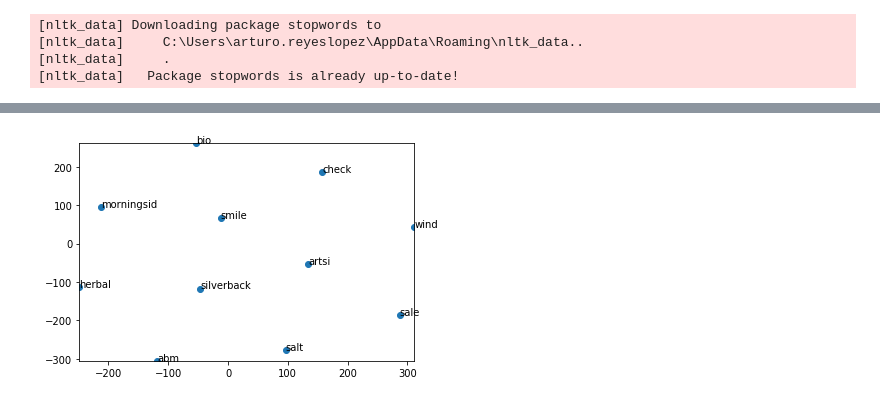
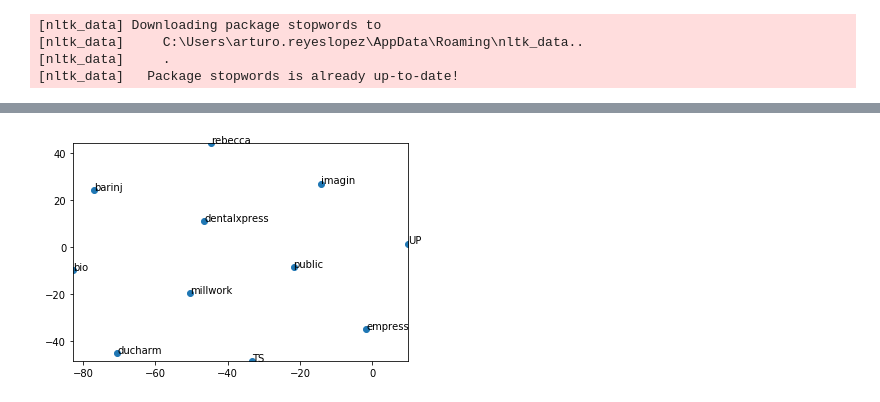
Before and after one commit to areyeslo/wordEmbeddings, a Jupyter notebook: word2vec-Similarities-unigram_v5.ipynb, the cells around one changed output, grey strips where cells are left out. Saved outputs shown, nothing was run; the diff lists cells and outputs as text; code cells hidden in the pictures.

```diff
--- a/word2vec-Similarities-unigram_v5.ipynb
+++ b/word2vec-Similarities-unigram_v5.ipynb
@@ -241,15 +230,13 @@ def readFileToDataFrame(fileName):
 #Process dataset sent as dataframe:
 def preprocess(df):
     words=[]
+
     words= df['name'].values.tolist()
 
     prepWords= preprocessing(words)
 
-    prepWords= [list(filter(None, lst)) for lst in prepWords]
-
     data_transposed = zip(prepWords)
-    df = pd.DataFrame(data_transposed, columns=["name"])
-
+    df  = pd.DataFrame(data_transposed, columns=["name"])
     df2 = df['name']
 
     return prepWords, df2
@@ -262,7 +249,12 @@ def trainModel(prepWords):
     prepWords= [[el] for el in prepWords]
 
     #Training model using preprocessed data
-    word2vec_model = Word2Vec(prepWords,size=100, window=1, min_count=1, workers=7)
+    #size: Dinmensionality of the word vectors
+    #window: Maximum distance between the current and predicted word within a sentence
+    #min_count: Ignores all words with total frequency lower than this.
+    #workers: Use these many worker threads to train the model
+    #sg: The training algorithm, either CBOW(0) or skip gram(1). Default is 0s
+    word2vec_model = Word2Vec(prepWords,size=300, window=2, min_count=1, workers=7, sg=1)
 
     #Summarize vocabulary
     words = list(word2vec_model.wv.vocab)
@@ -278,7 +270,7 @@ prepWords, df2= preprocess(df)
 
 word2vec_model= trainModel(prepWords)
 
-df['avg_vector']=df2.apply(lambda row : avg_sentence_vector(row, model=word2vec_model, num_features=100, index2word_set=set(word2vec_model.wv.index2word)).tolist())
+df['avg_vector']=df2.apply(lambda row : avg_sentence_vector(row, model=word2vec_model, num_features=300, index2word_set=set(word2vec_model.wv.index2word)).tolist())
 
 ##Saving name and vector values in file
 df.to_csv('name-submission-vectors.csv',encoding='utf-8', index=False)
@@ -293,11 +285,11 @@ from gensim.models import KeyedVectors
 #company = "SMOKERY-FLURER" #1.0
 #company = "PAWS 4 PET SERVICE" #Google:0.95, Word2Vec model:  1.0
 #company = "PAWS FOR ONLY PET" #0.80 0.77193
-#company = "PAWS FOR ONLY PETS" #0.80 0.77193
-#company = "POS FOR PET" POS is not in the vocabulary
+#company = "PAWS FOR ONLY PETS" #0.80 0.77193, 0.738519, 0.721
+#company = "POS FOR PET" #POS is not in the vocabulary, 0.5495
 #company ="VICTORIA INSTITUTE BIO CHEMICAL" #1.0 VICTORIA INSTITUTE BIOCHEMICAL
 #company ="VICTORIA INSTITUTE'S BIO-CHEMICAL"
-company = "AIR TWO RENTAL SOLUTIONS" #0.745764
+company = "AIR TWO RENTAL SOLUTIONS" #0.745764, 0.764062 -sg:skip-gram, size:300, 0.80348
 
 #company= "FALLEN TRACTOR SERVICES"#0.701912
 
@@ -321,14 +313,14 @@ if len(vocab) > 0:
     pwords.append(vocab)
     word2vec_model= trainModel(pwords)
     #Calculating average vector for each company name:
-    df['avg_vector']=df2.apply(lambda row : avg_sentence_vector(row, model=word2vec_model, num_features=100, index2word_set=set(word2vec_model.wv.index2word)).tolist())
+    df['avg_vector']=df2.apply(lambda row : avg_sentence_vector(row, model=word2vec_model, num_features=300, index2word_set=set(word2vec_model.wv.index2word)).tolist())
     #Saving name and vector values in file
     df.to_csv('name-submission-vectors.csv',encoding='utf-8', index=False)
 
 df = pd.read_csv('name-submission-vectors.csv', usecols = ['name','avg_vector'])
 df['avg_vector']=df['avg_vector'].apply(lambda s: [float(x.strip(' []')) for x in s.split(',')])
 
-company_avg_vector = avg_sentence_vector(prepWords, model=word2vec_model, num_features=100, index2word_set=set(word2vec_model.wv.index2word))
+company_avg_vector = avg_sentence_vector(prepWords, model=word2vec_model, num_features=300, index2word_set=set(word2vec_model.wv.index2word))
 
 df['similarity']=df['avg_vector'].apply(lambda row : 1 - spatial.distance.cosine(row, company_avg_vector))
 
@@ -376,4 +366,4 @@ print(words)
 # %%
-display_closestwords_tsnescatterplot(word2vec_model, 'bio', 100)
+display_closestwords_tsnescatterplot(word2vec_model, 'bio', 300)
 # %% [output]
-[figure, old version]
+[figure, new version]
```
Also changed, not shown: parts of 21 cells of this notebook.
